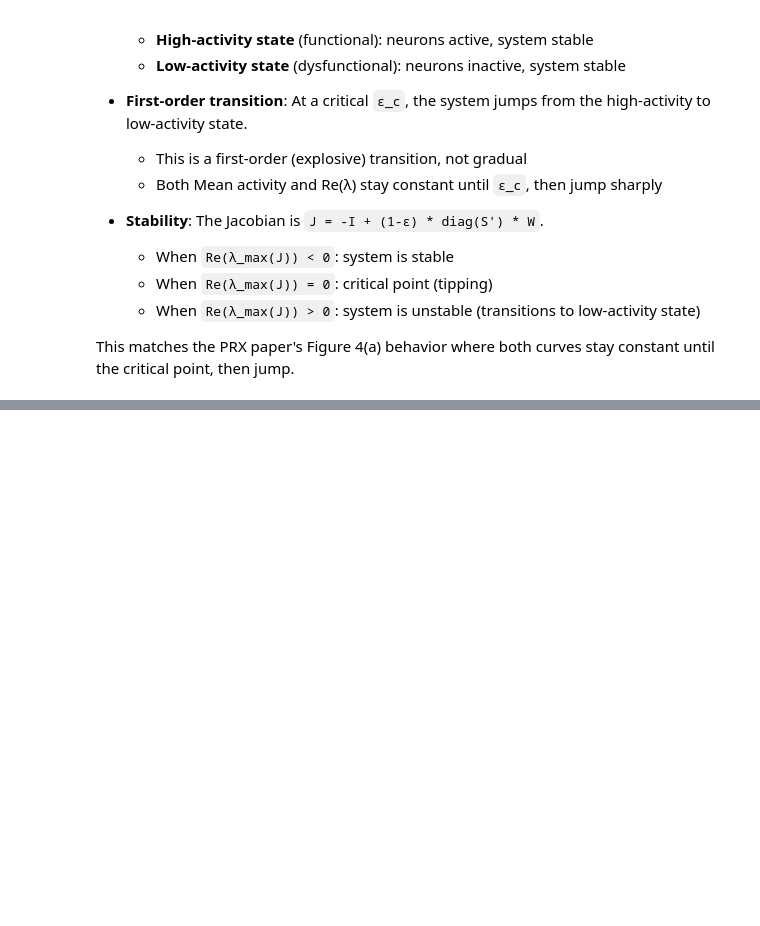
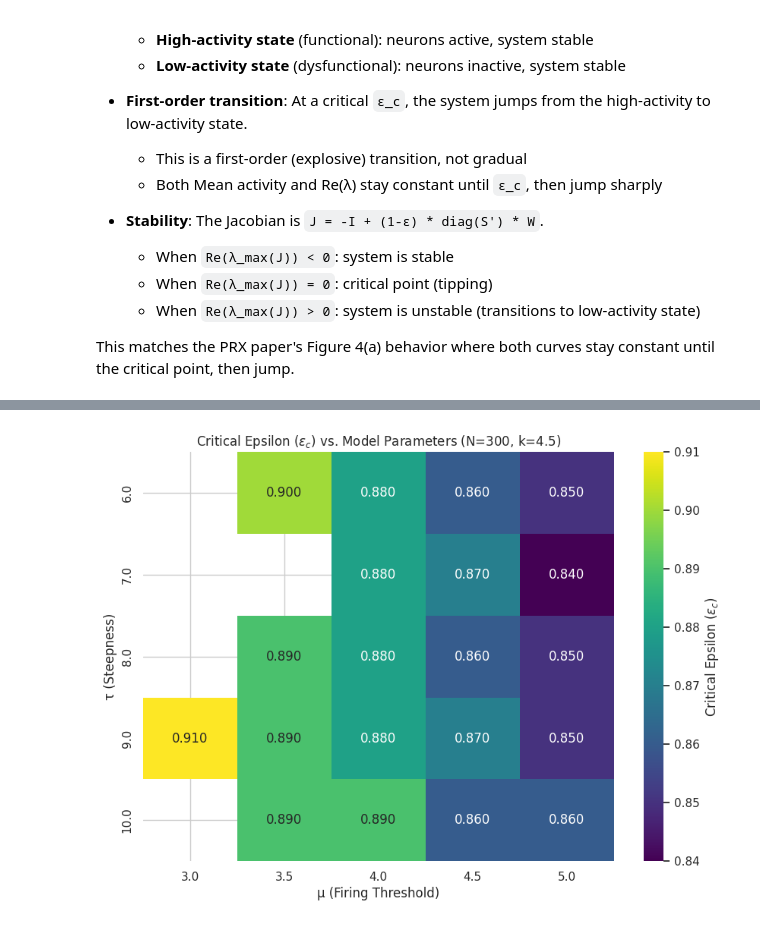
Before and after one commit to RaunakSeksaria/EWS-Financial-Networks, a Jupyter notebook: wilson_cowan_clean.ipynb, the cells around one changed output, grey strips where cells are left out. Saved outputs shown, nothing was run; the diff lists cells and outputs as text; code cells hidden in the pictures; blank space fills up the shorter version.

```diff
--- a/wilson_cowan_clean.ipynb
+++ b/wilson_cowan_clean.ipynb
@@ -409,0 +738,25 @@ This matches the PRX paper's Figure 4(a) behavior where both curves stay constan
+# %%
+if not df_model.empty:
+    # Pivot the data to create a 2D grid for the heatmap
+    try:
+        df_pivot = df_model.pivot(index="tau", columns="mu", values="eps_c")
+        plt.figure(figsize=(10, 7))
+        sns.heatmap(
+            df_pivot,
+            annot=True,
+            fmt=".3f",
+            cmap="viridis",
+            cbar_kws={'label': 'Critical Epsilon ($\epsilon_c$)'}
+        )
+        plt.title(f"Critical Epsilon ($\epsilon_c$) vs. Model Parameters (N={FIXED_N}, k={FIXED_K:.1f})")
+        plt.xlabel("μ (Firing Threshold)")
+        plt.ylabel("τ (Steepness)")
+        plt.show()
+    except Exception as e:
+        print(f"Could not pivot data for heatmap. Error: {e}")
+        print("Displaying raw data instead:")
+        print(df_model[['tau', 'mu', 'eps_c']])
+else:
+    print("No data collected for model parameter sweep.")
+# %% [output]
+[figure, added]
```
Also changed, not shown: parts of 16 cells of this notebook, 1 other file.
